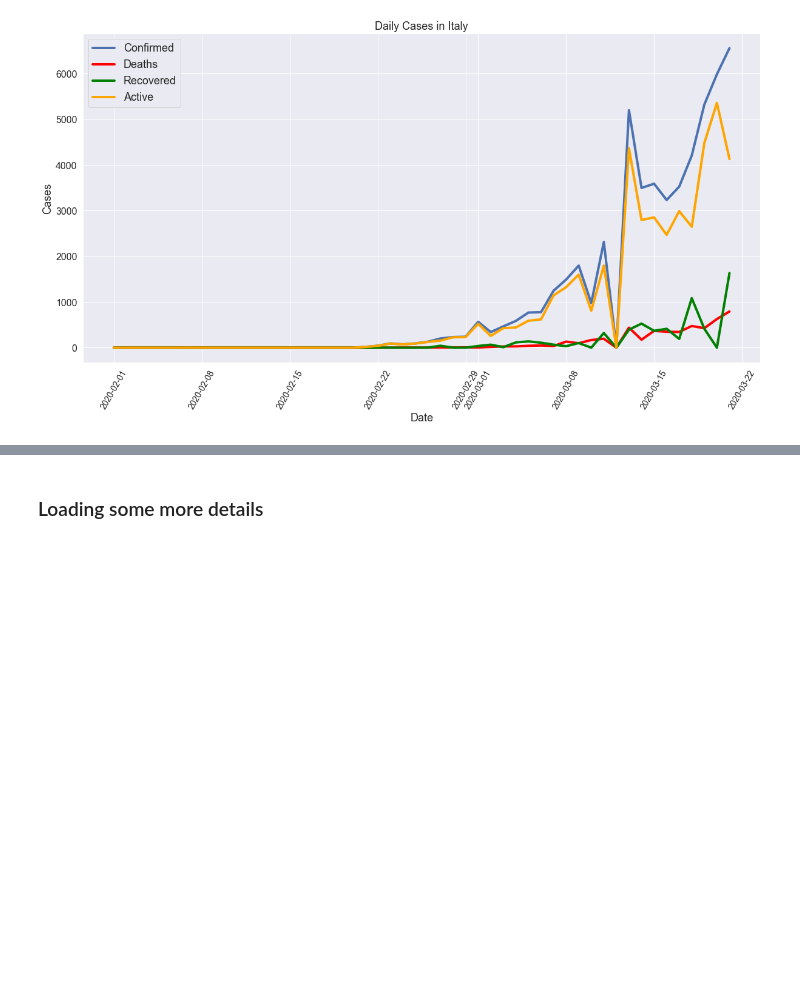
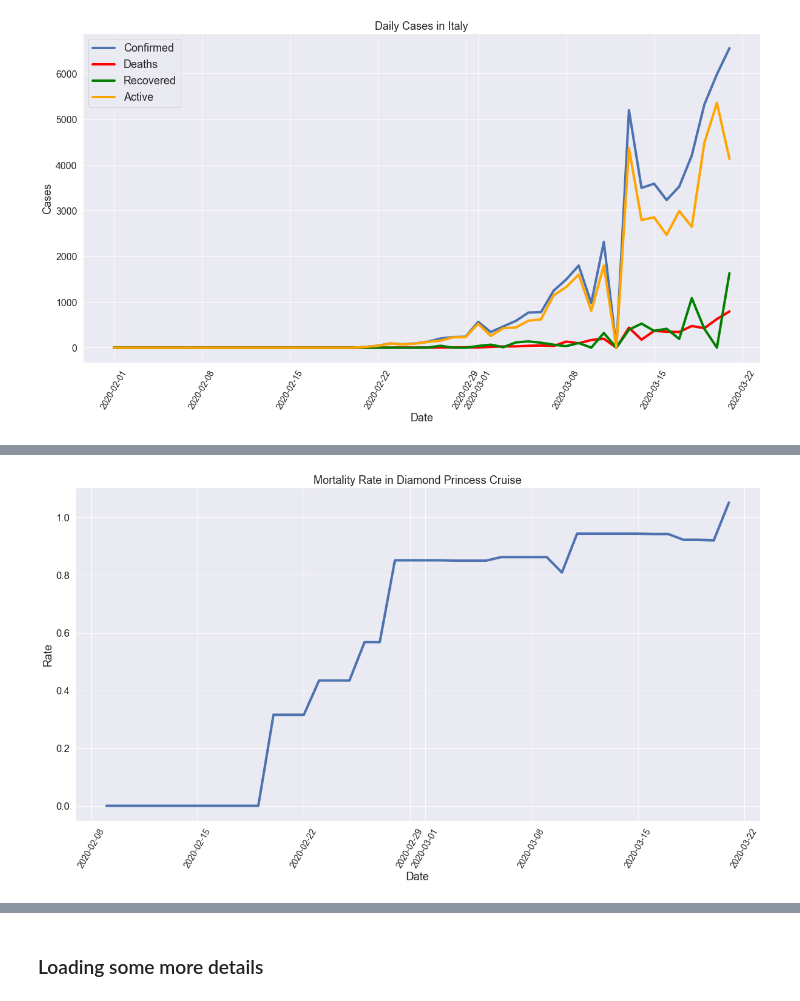
Before and after one commit to gachet/Coronavirus-2019-Analysis, a Jupyter notebook: Coronavirus_Analysis.ipynb, the cells around one changed output, grey strips where cells are left out. Saved outputs shown, nothing was run; the diff lists cells and outputs as text; code cells hidden in the pictures; blank space fills up the shorter version.

```diff
--- a/Coronavirus_Analysis.ipynb
+++ b/Coronavirus_Analysis.ipynb
@@ -320,0 +360,4 @@ daily_cases(total_cases_italy, 'Daily Cases in Italy')
+# %%
+mortality_rate(diamon_princess, 'Mortality Rate in Diamond Princess Cruise')
+# %% [output]
+[figure, added]
```
Also changed, not shown: parts of 15 cells of this notebook.
